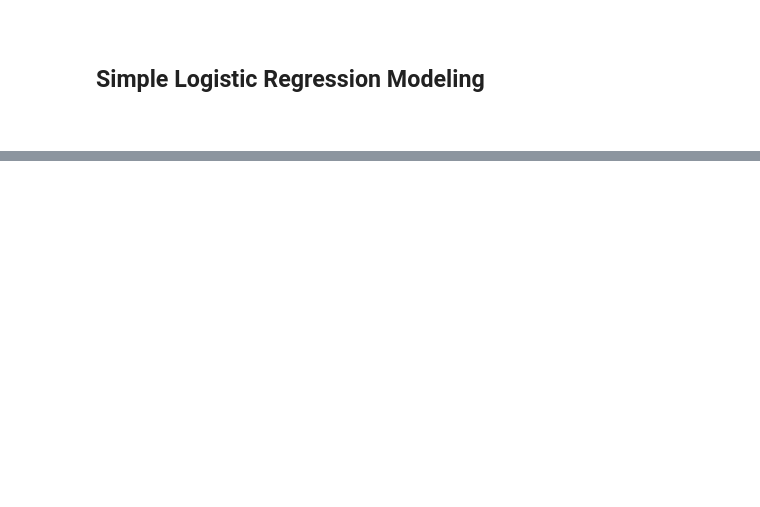
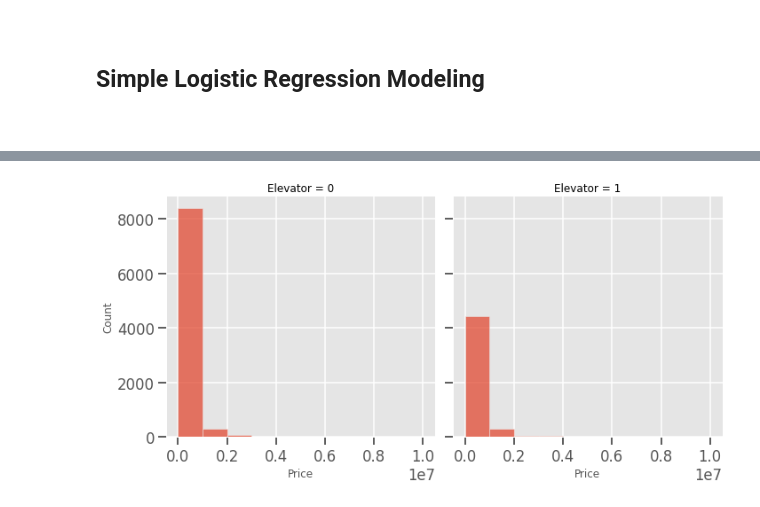
Before and after one commit to Pevicsanch/intro-to-regression-in-Python, a Jupyter notebook: into_to_regression.ipynb, the cells around one changed output, grey strips where cells are left out. Drawn from its saved outputs; the diff is of its cells as text; code cells hidden in the pictures; blank space fills up the shorter version.

```diff
--- a/into_to_regression.ipynb
+++ b/into_to_regression.ipynb
@@ -460,0 +582,9 @@ $~$
+# %%
+# Create summary_info
+summary_info = sqrprice_vs_sqrt_size.get_influence().summary_frame()
+
+# Add the hat_diag column to taiwan_real_estate, name it leverage
+df["leverage"] = summary_info ["hat_diag"]
+
+# Sort taiwan_real_estate by leverage in descending order and print the head
+df.sort_values("leverage", ascending=False).head()
@@ -460,0 +598,13 @@ $~$
+# %%
+# Create summary_info
+summary_info = sqrprice_vs_sqrt_size.get_influence().summary_frame()
+
+# Add the hat_diag column to df, name it leverage
+df["leverage"] = summary_info["hat_diag"]
+
+# Add the cooks_d column to df, name it cooks_dist
+df["cooks_dist"] = summary_info ["cooks_d"]
+
+# Sort df by cooks_dist in descending order and print the head.
+
+df.sort_values("cooks_dist", ascending=False).head()
@@ -466,0 +630,9 @@ $~$
+# %%
+# Create the histograms of time_since_last_purchase split by Furnished
+sns.displot(data=df,
+            x="Price",
+            col="Elevator", bins=10)
+
+plt.show()
+# %% [output]
+[figure, added]
```
Also changed, not shown: parts of 30 cells of this notebook.
